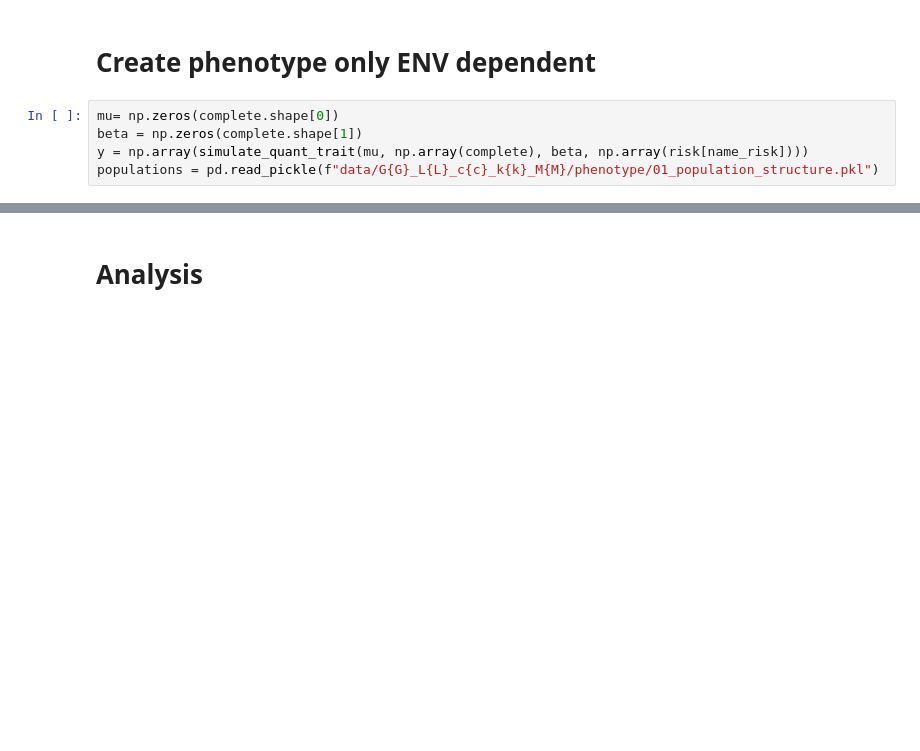
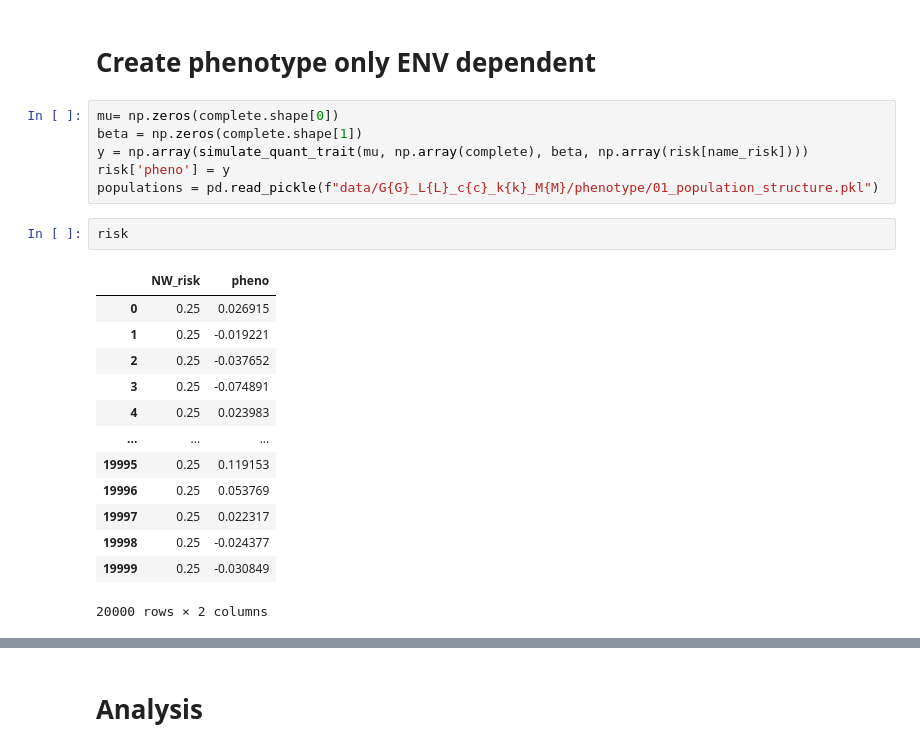
Before and after one commit to mat2m10/abyss_simulation, a Jupyter notebook: 09 Analysis only environment.ipynb, the cells around one changed output, grey strips where cells are left out. Drawn from its saved outputs; the diff is of its cells as text; blank space fills up the shorter version.

```diff
--- a/09 Analysis only environment.ipynb
+++ b/09 Analysis only environment.ipynb
@@ -97,6 +89,23 @@ risk = pd.read_pickle(f"data/G{G}_L{L}_c{c}_k{k}_M{M}/phenotype/environmental_ri
 mu= np.zeros(complete.shape[0])
 beta = np.zeros(complete.shape[1])
 y = np.array(simulate_quant_trait(mu, np.array(complete), beta, np.array(risk[name_risk])))
+risk['pheno'] = y
 populations = pd.read_pickle(f"data/G{G}_L{L}_c{c}_k{k}_M{M}/phenotype/01_population_structure.pkl")
+# %%
+risk
+# %% [output]
+|  | NW_risk | pheno |
+| 0 | 0.25 | 0.026915 |
+| 1 | 0.25 | -0.019221 |
+| 2 | 0.25 | -0.037652 |
+| 3 | 0.25 | -0.074891 |
+| 4 | 0.25 | 0.023983 |
+| ... | ... | ... |
+| 19995 | 0.25 | 0.119153 |
+| 19996 | 0.25 | 0.053769 |
+| 19997 | 0.25 | 0.022317 |
+| 19998 | 0.25 | -0.024377 |
+| 19999 | 0.25 | -0.030849 |
+20000 rows × 2 columns
 # %%
 sns.scatterplot(x=list(y), y=list(np.array(risk[name_risk])))
```
Also changed, not shown: parts of 17 cells of this notebook, 1 other file.
